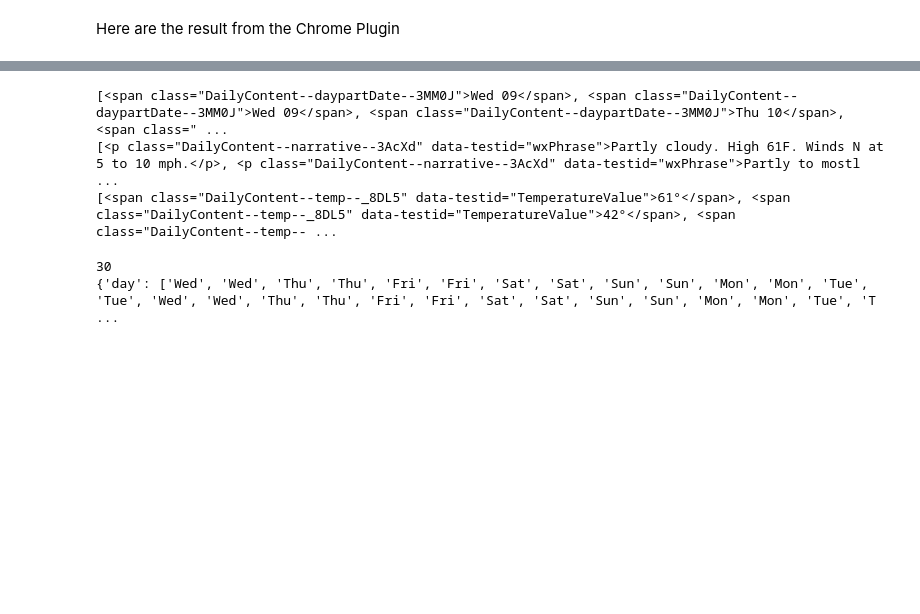
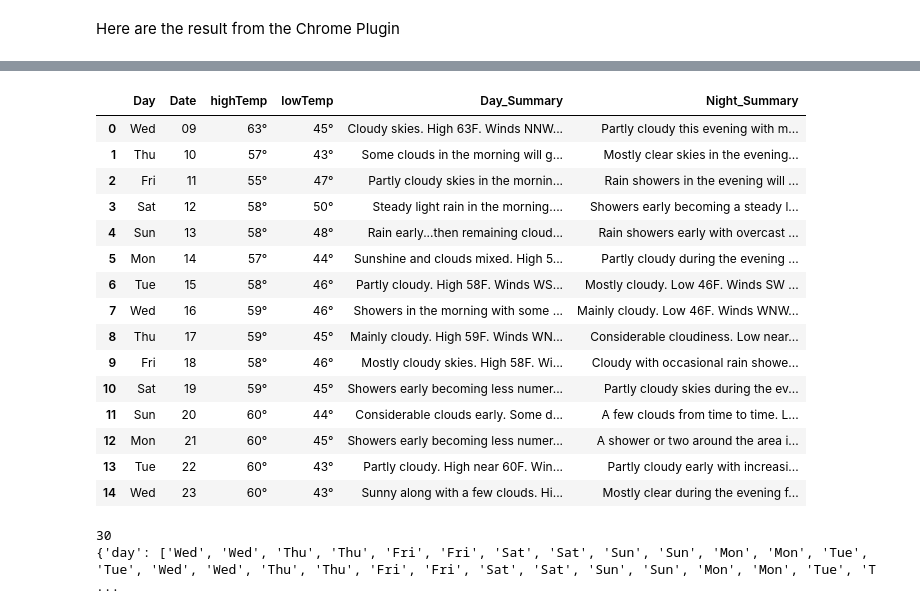
Before and after one commit to gyasis/ai-fall-exercises, a Jupyter notebook: M1/d8/notebook.ipynb, the cells around one changed output, grey strips where cells are left out. Saved outputs shown, nothing was run; the diff lists cells and outputs as text; code cells hidden in the pictures; blank space fills up the shorter version.

```diff
--- a/M1/d8/notebook.ipynb
+++ b/M1/d8/notebook.ipynb
@@ -38,20 +22,58 @@ df
 # %%
 # get the web page
 page = requests.get("https://weather.com/weather/tenday/l/69bedc6a5b6e977993fb3e5344e3c06d8bc36a1fb6754c3ddfb5310a3c6d6c87")
+
 #parse html
 soup = BeautifulSoup(page.content, 'html.parser')
+
 #Grab the varibales we need
 dailysummary = soup.find_all(class_="DailyContent--narrative--3AcXd")
 temp = soup.find_all(class_="DailyContent--temp--_8DL5")
 date = soup.find_all(class_="DailyContent--daypartDate--3MM0J")
 
-print(date)
-print(dailysummary)
-print(temp)
+
+
+#function to strip tags
+
+def myStrip(i):
+    a = 0
+    for a in range(0, len(i) ,1):
+       i[a] = i[a].text
+    #print(i)
+
+myStrip(date)
+myStrip(temp)
+myStrip(dailysummary)
+
+beginFrame = {'Date':date, 'Temp':temp, 'DailySummary':dailysummary}
+frame = pd.DataFrame(beginFrame)
+
+
+frame2 = frame.drop_duplicates('Date').reset_index().rename(columns={'Temp':'highTemp', 'DailySummary':'Day_Summary'})
+frame3 = frame.drop_duplicates('Date',keep='last').reset_index().rename(columns={'Temp':"lowTemp", 'DailySummary' : 'Night_Summary'})
+
+frame = frame2.merge(frame3,how='inner', on=['Date'])
+frame[['Day','Date']] = frame.Date.str.split(" ",expand=True,)
+frame = frame[["Day","Date","highTemp","lowTemp","Day_Summary","Night_Summary"]]
+
+frame
 # %% [output]
-[<span class="DailyContent--daypartDate--3MM0J">Wed 09</span>, <span class="DailyContent--daypartDate--3MM0J">Wed 09</span>, <span class="DailyContent--daypartDate--3MM0J">Thu 10</span>, <span class=" ...
-[<p class="DailyContent--narrative--3AcXd" data-testid="wxPhrase">Partly cloudy. High 61F. Winds N at 5 to 10 mph.</p>, <p class="DailyContent--narrative--3AcXd" data-testid="wxPhrase">Partly to mostl ...
-[<span class="DailyContent--temp--_8DL5" data-testid="TemperatureValue">61°</span>, <span class="DailyContent--temp--_8DL5" data-testid="TemperatureValue">42°</span>, <span class="DailyContent--temp-- ...
+|  | Day | Date | highTemp | lowTemp | Day_Summary | Night_Summary |
+| 0 | Wed | 09 | 63° | 45° | Cloudy skies. High 63F. Winds NNW... | Partly cloudy this evening with m... |
+| 1 | Thu | 10 | 57° | 43° | Some clouds in the morning will g... | Mostly clear skies in the evening... |
+| 2 | Fri | 11 | 55° | 47° | Partly cloudy skies in the mornin... | Rain showers in the evening will ... |
+| 3 | Sat | 12 | 58° | 50° | Steady light rain in the morning.... | Showers early becoming a steady l... |
+| 4 | Sun | 13 | 58° | 48° | Rain early...then remaining cloud... | Rain showers early with overcast ... |
+| 5 | Mon | 14 | 57° | 44° | Sunshine and clouds mixed. High 5... | Partly cloudy during the evening ... |
+| 6 | Tue | 15 | 58° | 46° | Partly cloudy. High 58F. Winds WS... | Mostly cloudy. Low 46F. Winds SW ... |
+| 7 | Wed | 16 | 59° | 46° | Showers in the morning with some ... | Mainly cloudy. Low 46F. Winds WNW... |
+| 8 | Thu | 17 | 59° | 45° | Mainly cloudy. High 59F. Winds WN... | Considerable cloudiness. Low near... |
+| 9 | Fri | 18 | 58° | 46° | Mostly cloudy skies. High 58F. Wi... | Cloudy with occasional rain showe... |
+| 10 | Sat | 19 | 59° | 45° | Showers early becoming less numer... | Partly cloudy skies during the ev... |
+| 11 | Sun | 20 | 60° | 44° | Considerable clouds early. Some d... | A few clouds from time to time. L... |
+| 12 | Mon | 21 | 60° | 45° | Showers early becoming less numer... | A shower or two around the area i... |
+| 13 | Tue | 22 | 60° | 43° | Partly cloudy. High near 60F. Win... | Partly cloudy early with increasi... |
+| 14 | Wed | 23 | 60° | 43° | Sunny along with a few clouds. Hi... | Mostly clear during the evening f... |
 # %%
 # -*- coding: utf-8 -*-
 # Tidy up data
```
Also changed, not shown: parts of 5 cells of this notebook.
